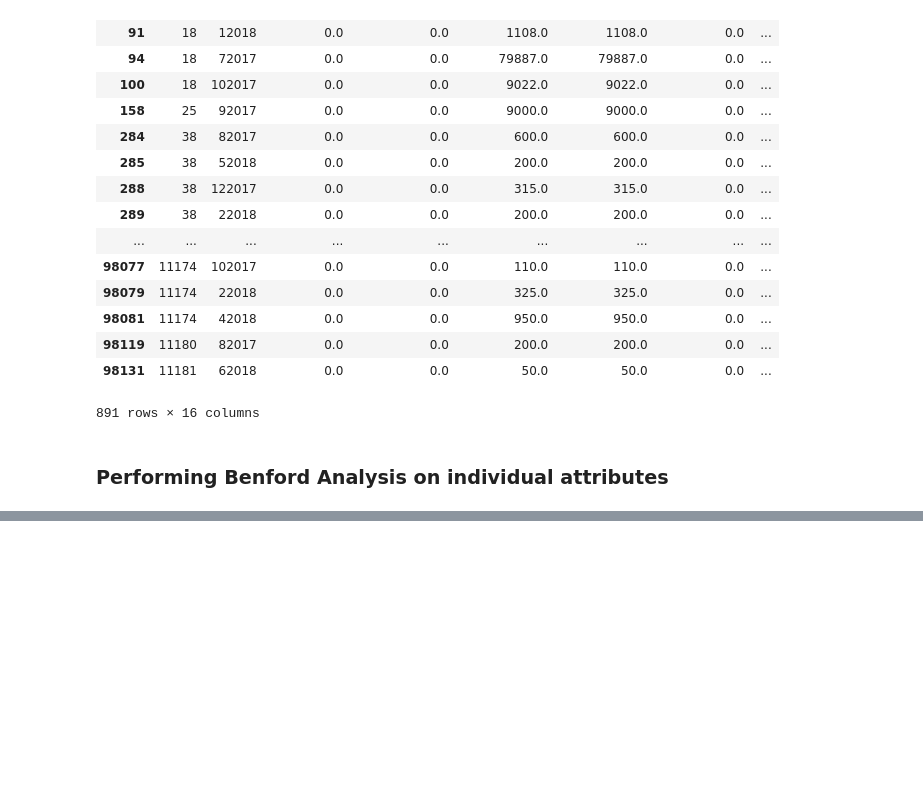
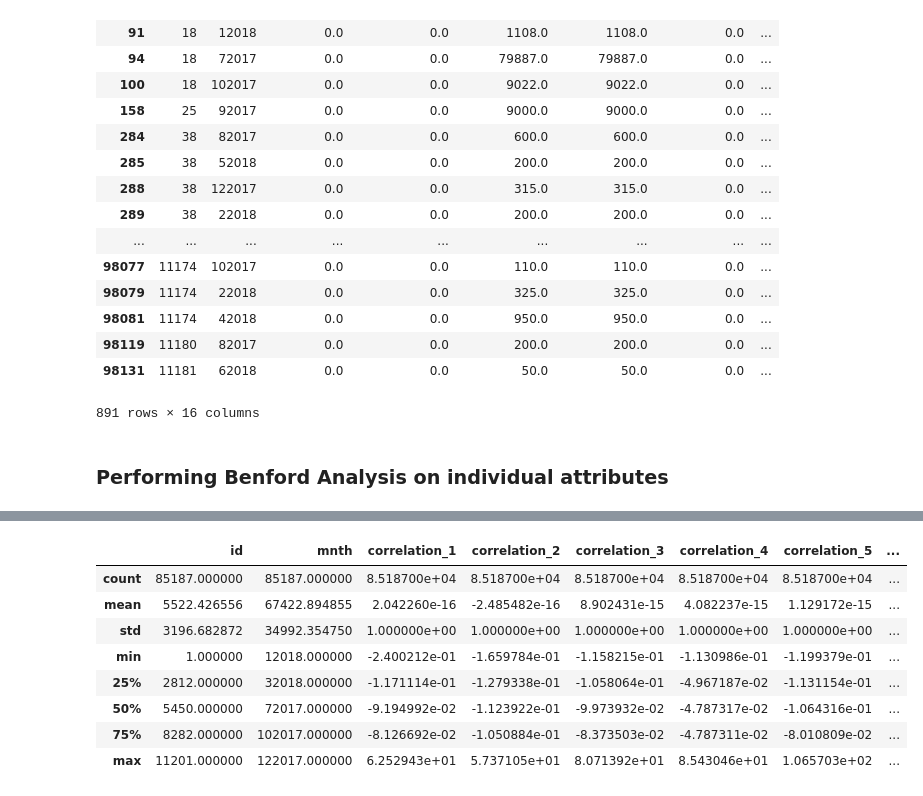
Before and after one commit to polarboar/Fraud-Analytics, a Jupyter notebook: project2/main.ipynb, the cells around one changed output, grey strips where cells are left out. Drawn from its saved outputs; the diff is of its cells as text; code cells hidden in the pictures; blank space fills up the shorter version.

```diff
--- a/project2/main.ipynb
+++ b/project2/main.ipynb
@@ -123,0 +227,16 @@ dataset['total_liability'][:2]
+# %%
+for col in cols[2:]:
+    modified_dataset[col] -= modified_dataset[col].mean()
+    modified_dataset[col] /= modified_dataset[col].std()
+# %%
+modified_dataset.describe()
+# %% [output]
+|  | id | mnth | correlation_1 | correlation_2 | correlation_3 | correlation_4 | correlation_5 | ... |
+| count | 85187.000000 | 85187.000000 | 8.518700e+04 | 8.518700e+04 | 8.518700e+04 | 8.518700e+04 | 8.518700e+04 | ... |
+| mean | 5522.426556 | 67422.894855 | 2.042260e-16 | -2.485482e-16 | 8.902431e-15 | 4.082237e-15 | 1.129172e-15 | ... |
+| std | 3196.682872 | 34992.354750 | 1.000000e+00 | 1.000000e+00 | 1.000000e+00 | 1.000000e+00 | 1.000000e+00 | ... |
+| min | 1.000000 | 12018.000000 | -2.400212e-01 | -1.659784e-01 | -1.158215e-01 | -1.130986e-01 | -1.199379e-01 | ... |
+| 25% | 2812.000000 | 32018.000000 | -1.171114e-01 | -1.279338e-01 | -1.058064e-01 | -4.967187e-02 | -1.131154e-01 | ... |
+| 50% | 5450.000000 | 72017.000000 | -9.194992e-02 | -1.123922e-01 | -9.973932e-02 | -4.787317e-02 | -1.064316e-01 | ... |
+| 75% | 8282.000000 | 102017.000000 | -8.126692e-02 | -1.050884e-01 | -8.373503e-02 | -4.787311e-02 | -8.010809e-02 | ... |
+| max | 11201.000000 | 122017.000000 | 6.252943e+01 | 5.737105e+01 | 8.071392e+01 | 8.543046e+01 | 1.065703e+02 | ... |
```
Also changed, not shown: parts of 14 cells of this notebook.
